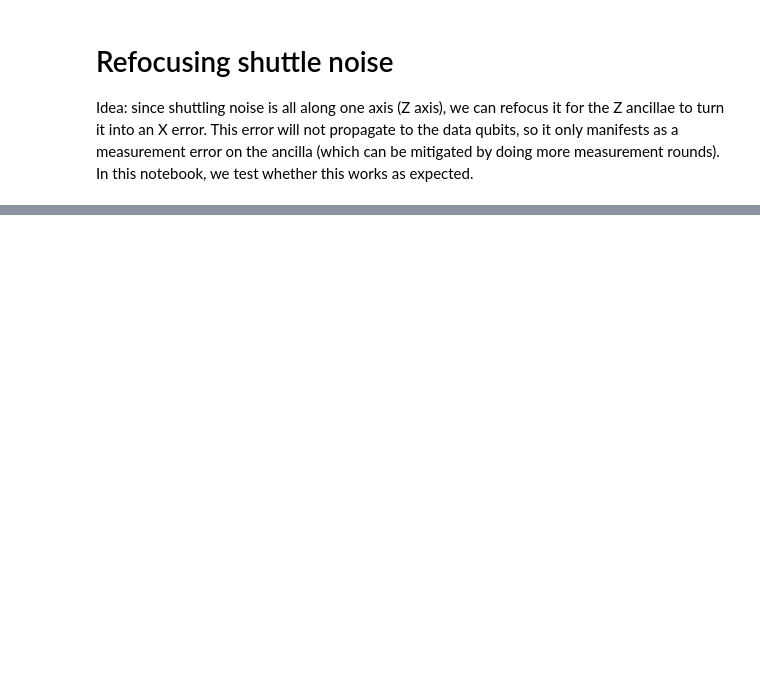
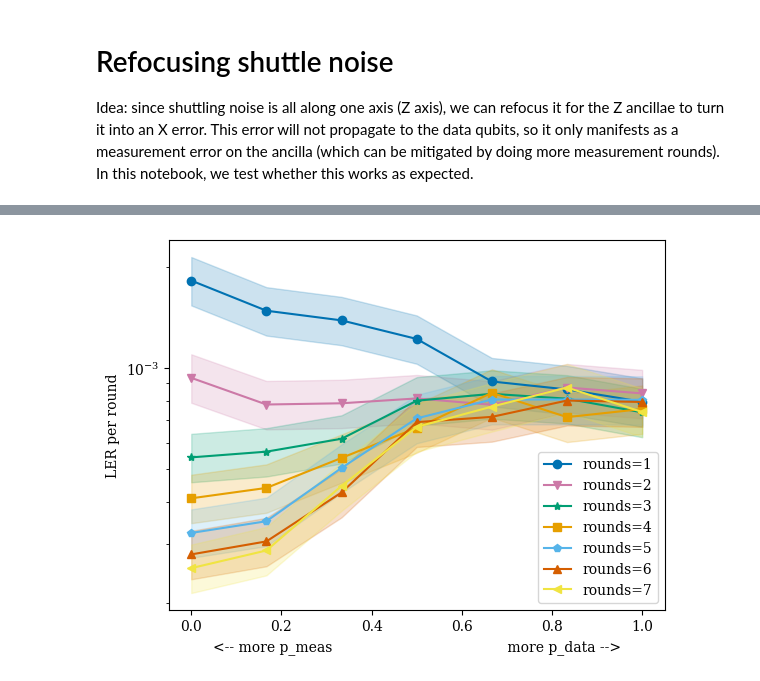
Before and after one commit to jasonchadwick/shuttle-ldpc, a Jupyter notebook: notebooks/07_refocusing_shuttle.ipynb, the cells around one changed output, grey strips where cells are left out. Cells and saved outputs as stored; diff of their text form; code cells hidden in the pictures; blank space fills up the shorter version.

```diff
--- a/notebooks/07_refocusing_shuttle.ipynb
+++ b/notebooks/07_refocusing_shuttle.ipynb
@@ -63,0 +187,41 @@ Optimizing 12 ancilla schedules............
+# %%
+d = 3
+tasks_surface = [
+    sinter.Task(
+        circuit=stim.Circuit.generated(
+            "surface_code:rotated_memory_z",
+            rounds=r,
+            distance=d,
+            before_round_data_depolarization=alpha*1e-2,
+            before_measure_flip_probability=(1-alpha)*1e-2,
+        ),
+        json_metadata={'d': d, 'a': alpha, 'r':r},
+    )
+    for r in [1,2,3, 4, 5, 6, 7]
+    for alpha in np.linspace(0, 1, 7)
+]
+
+collected_stats = sinter.collect(
+    num_workers=4,
+    tasks=tasks_surface,
+    decoders=['pymatching'],
+    max_shots=100_0000,
+    max_errors=500,
+)
+# %%
+fig, ax = plt.subplots(1, 1)
+sinter.plot_error_rate(
+    ax=ax,
+    stats=collected_stats,
+    x_func=lambda stats: stats.json_metadata['a'],
+    group_func=lambda stats: stats.json_metadata['r'],
+    failure_units_per_shot_func=lambda stats: stats.json_metadata['r'],
+    plot_args_func=lambda i,key,s: {'label':f'rounds={key}'},
+)
+plt.legend()
+plt.yscale('log')
+plt.xlabel('<-- more p_meas                                        more p_data -->')
+plt.ylabel('LER per round')
+plt.show()
+# %% [output]
+[figure, added]
```
Also changed, not shown: parts of 10 cells of this notebook, 11 other files.
